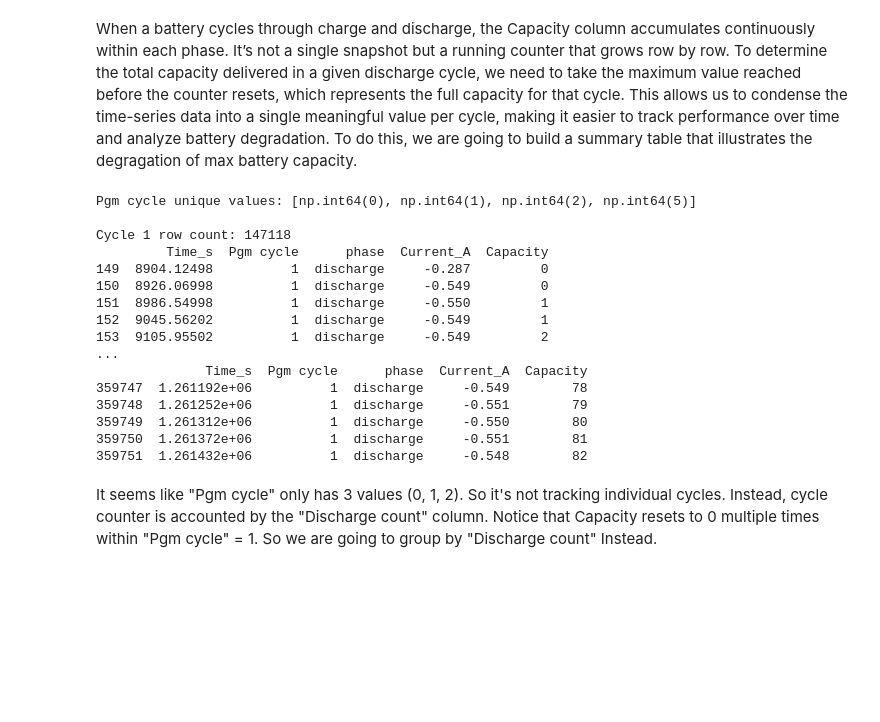
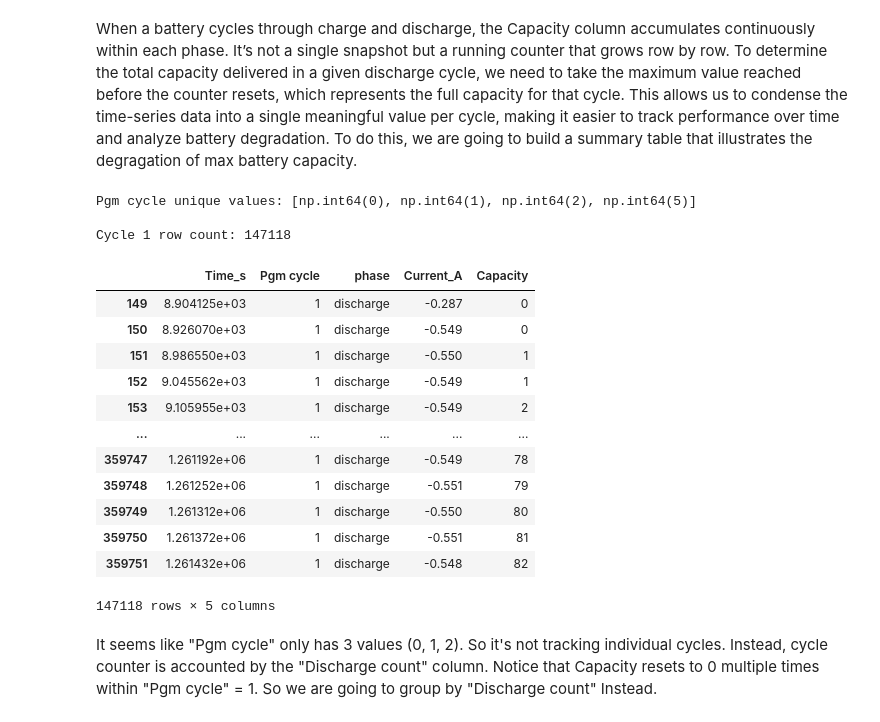
Before and after one commit to Niegeee/CMSC320-Battery-Degradation-Prediction, a Jupyter notebook: battery.ipynb, the cells around one changed output. Cells and saved outputs as stored; diff of their text form; code cells hidden in the pictures; blank space fills up the shorter version.

```diff
--- a/battery.ipynb
+++ b/battery.ipynb
@@ -237,31 +235,29 @@ When a battery cycles through charge and discharge, the Capacity column accumula
 # %%
 #Let's first inspect Capacity and Pgm cycle
 print("Pgm cycle unique values:", sorted(df['Pgm cycle'].unique()))
 print()
 
 #Look at how Capacity behaves within a single cycle
 sample_cycle = df[df['Pgm cycle'] == 1]
 print(f"Cycle 1 row count: {len(sample_cycle)}")
-print(sample_cycle[['Time_s', 'Pgm cycle', 'phase', 'Current_A', 'Capacity']].head())
-print("...")
-print(sample_cycle[['Time_s', 'Pgm cycle', 'phase', 'Current_A', 'Capacity']].tail())
+display(sample_cycle[['Time_s', 'Pgm cycle', 'phase', 'Current_A', 'Capacity']])
 # %% [output]
 Pgm cycle unique values: [np.int64(0), np.int64(1), np.int64(2), np.int64(5)]
 
 Cycle 1 row count: 147118
-         Time_s  Pgm cycle      phase  Current_A  Capacity
-149  8904.12498          1  discharge     -0.287         0
-150  8926.06998          1  discharge     -0.549         0
-151  8986.54998          1  discharge     -0.550         1
-152  9045.56202          1  discharge     -0.549         1
-153  9105.95502          1  discharge     -0.549         2
-...
-              Time_s  Pgm cycle      phase  Current_A  Capacity
-359747  1.261192e+06          1  discharge     -0.549        78
-359748  1.261252e+06          1  discharge     -0.551        79
-359749  1.261312e+06          1  discharge     -0.550        80
-359750  1.261372e+06          1  discharge     -0.551        81
-359751  1.261432e+06          1  discharge     -0.548        82
+|  | Time_s | Pgm cycle | phase | Current_A | Capacity |
+| 149 | 8.904125e+03 | 1 | discharge | -0.287 | 0 |
+| 150 | 8.926070e+03 | 1 | discharge | -0.549 | 0 |
+| 151 | 8.986550e+03 | 1 | discharge | -0.550 | 1 |
+| 152 | 9.045562e+03 | 1 | discharge | -0.549 | 1 |
+| 153 | 9.105955e+03 | 1 | discharge | -0.549 | 2 |
+| ... | ... | ... | ... | ... | ... |
+| 359747 | 1.261192e+06 | 1 | discharge | -0.549 | 78 |
+| 359748 | 1.261252e+06 | 1 | discharge | -0.551 | 79 |
+| 359749 | 1.261312e+06 | 1 | discharge | -0.550 | 80 |
+| 359750 | 1.261372e+06 | 1 | discharge | -0.551 | 81 |
+| 359751 | 1.261432e+06 | 1 | discharge | -0.548 | 82 |
+147118 rows × 5 columns
 # %% [markdown]
 It seems like "Pgm cycle" only has 3 values (0, 1, 2). So it's not tracking individual cycles. Instead, cycle counter is accounted by the "Discharge count" column. Notice that Capacity resets to 0  multiple times within "Pgm cycle" = 1.  So we are going to group by "Discharge count" Instead.
 # %%
```
Also changed, not shown: parts of 3 cells of this notebook.
